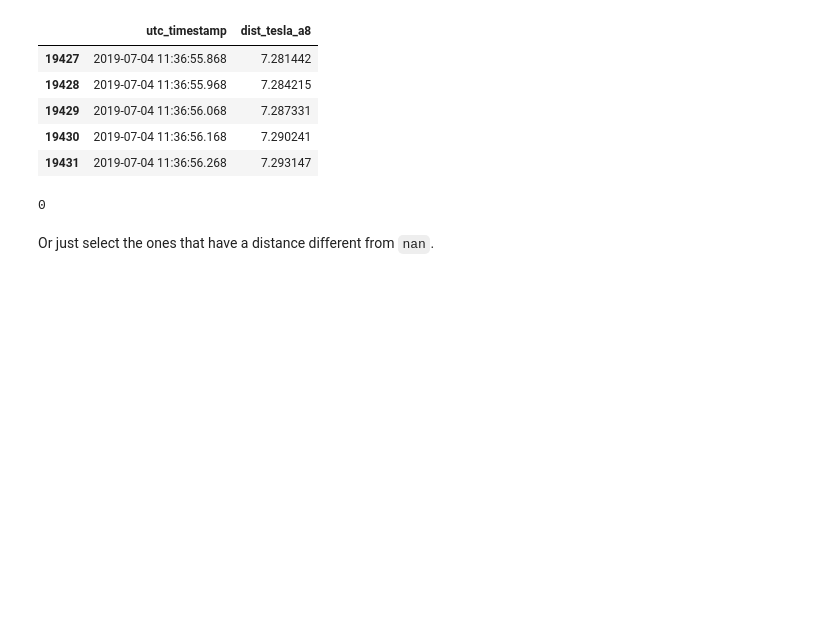
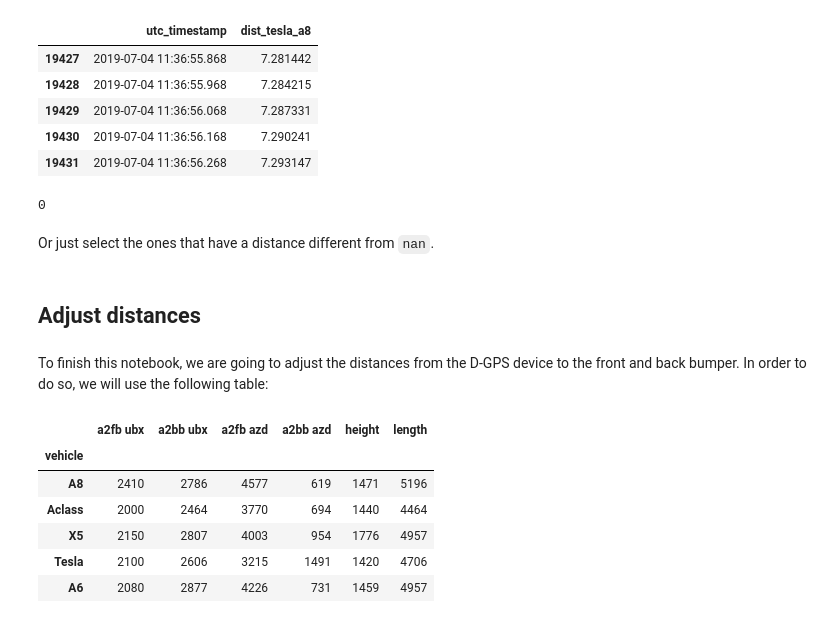
Before and after one commit to iipr/deep-auto-pi, a Jupyter notebook: notebooks/data-synchronization.ipynb, the cells around one changed output. Cells and saved outputs as stored; diff of their text form; code cells hidden in the pictures; blank space fills up the shorter version.

```diff
--- a/notebooks/data-synchronization.ipynb
+++ b/notebooks/data-synchronization.ipynb
@@ -1130,3 +1130,18 @@ aux.iloc[:, 1].isna().sum()
 0
 # %% [markdown]
 Or just select the ones that have a distance different from `nan`.
+# %% [markdown]
+## Adjust distances
+# %% [markdown]
+To finish this notebook, we are going to adjust the distances from the D-GPS device to the front and back bumper. In order to do so, we will use the following table:
+# %%
+df_bumper = pd.read_csv('../data/raw/labeled/veh_dim.csv', index_col=0)
+df_bumper
+# %% [output]
+|  | a2fb ubx | a2bb ubx | a2fb azd | a2bb azd | height | length |
+| vehicle |  |  |  |  |  |  |
+| A8 | 2410 | 2786 | 4577 | 619 | 1471 | 5196 |
+| Aclass | 2000 | 2464 | 3770 | 694 | 1440 | 4464 |
+| X5 | 2150 | 2807 | 4003 | 954 | 1776 | 4957 |
+| Tesla | 2100 | 2606 | 3215 | 1491 | 1420 | 4706 |
+| A6 | 2080 | 2877 | 4226 | 731 | 1459 | 4957 |
```
Also changed, not shown: parts of 4 cells of this notebook.
